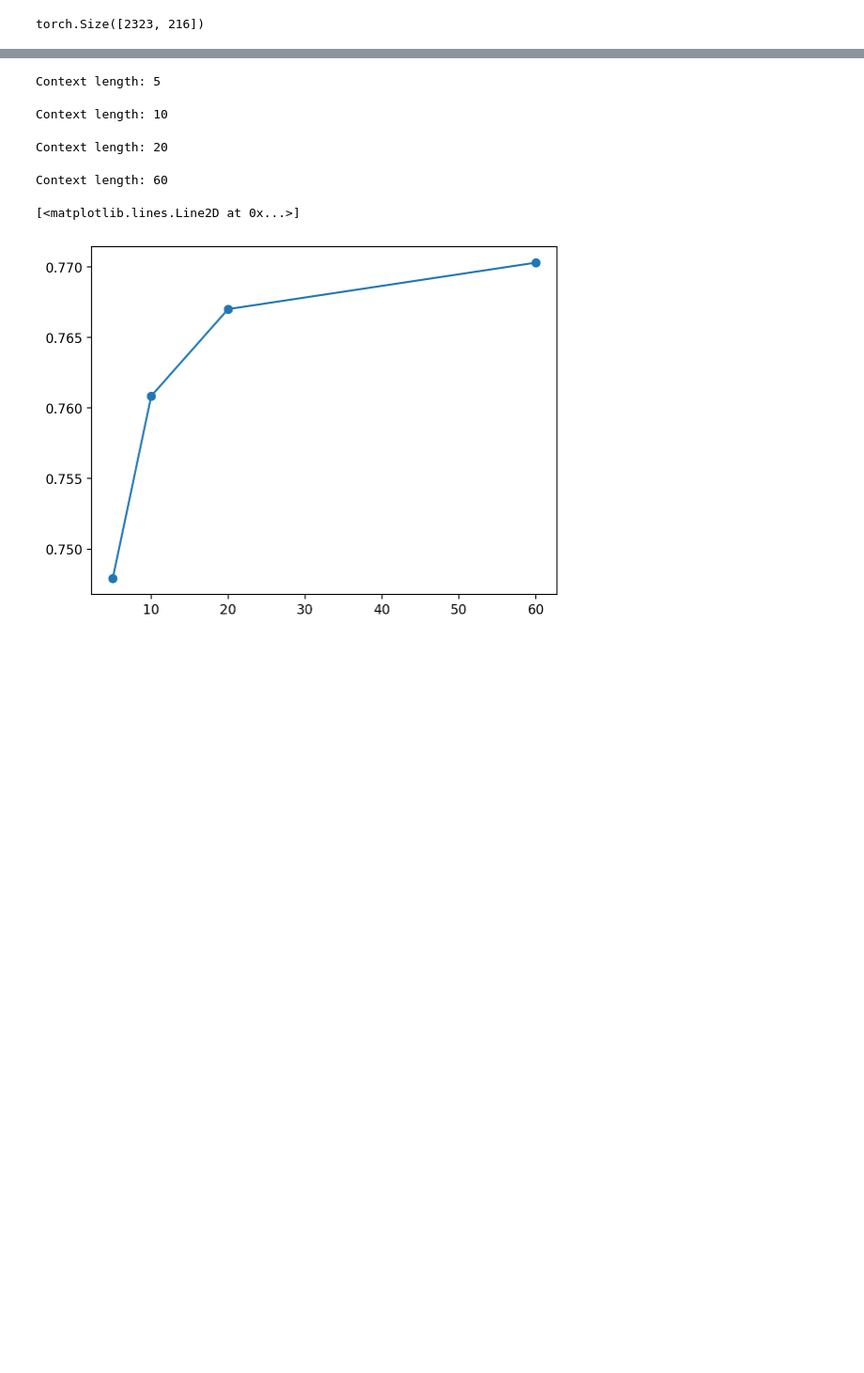
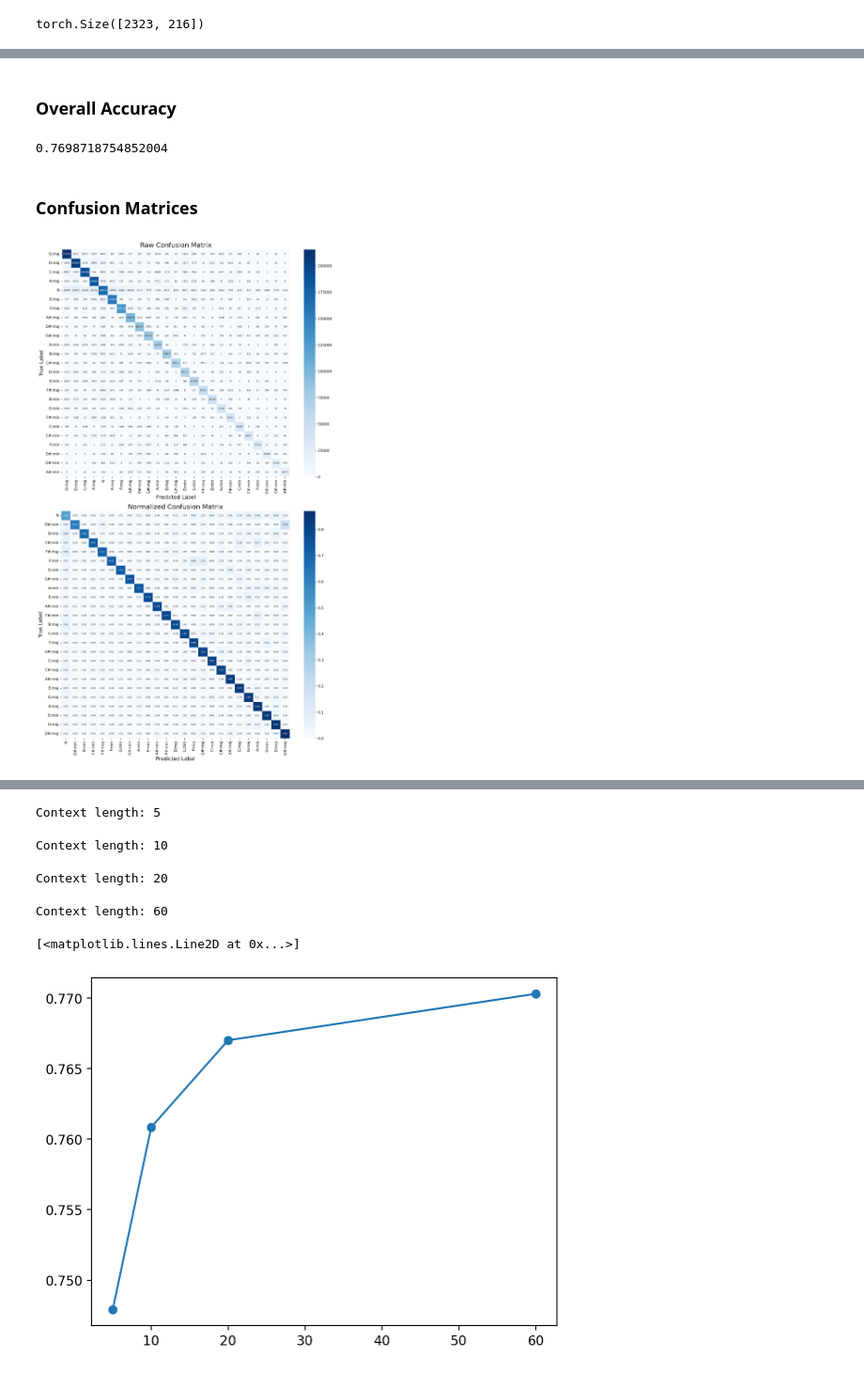
Before and after one commit to PierreRL/AutomaticChordRecognition, a Jupyter notebook: notebooks/model_behaviour_exp.ipynb, the cells around one changed output, grey strips where cells are left out. Shown at 94% size. Saved outputs shown, nothing was run; the diff lists cells and outputs as text; code cells hidden in the pictures; blank space fills up the shorter version.

```diff
--- a/notebooks/model_behaviour_exp.ipynb
+++ b/notebooks/model_behaviour_exp.ipynb
@@ -106,0 +50,48 @@ plt.show()
+# %% [markdown]
+### Overall Accuracy
+# %%
+# Overall accuracy
+from sklearn.metrics import accuracy_score
+accuracy_score(all_labels, all_preds)
+# %% [output]
+0.7698718754852004
+# %% [markdown]
+### Confusion Matrices
+# %%
+# Compute confusion matrix and normalized confusion matrix
+cm = confusion_matrix(all_labels, all_preds, labels=range(len(id_to_chord_map)))
+cm_normalized = cm.astype('float') / cm.sum(axis=1, keepdims=True)
+
+# Reorder the confusion matrix based on the diagonal terms
+order = np.argsort(-np.diag(cm))  # Sort indices in descending order
+order_normalized = np.argsort(np.diag(cm_normalized))  # Sort indices in descending order
+
+# Reorder the confusion matrix
+cm = cm[order][:, order]
+cm_normalized = cm_normalized[order_normalized][:, order_normalized]
+
+# Map IDs to chord labels
+chord_labels = [id_to_chord_map[id] for id in order]
+chord_labels_normalized = [id_to_chord_map[id] for id in order_normalized]
+
+# Plot the confusion matrices
+fig, axes = plt.subplots(2, 1, figsize=(12, 20))
+
+# Raw confusion matrix
+sns.heatmap(cm, annot=True, fmt='d', cmap='Blues', xticklabels=chord_labels,
+            yticklabels=chord_labels, ax=axes[0], cbar=True, annot_kws={"fontsize": 6}, square=True)
+axes[0].set_title("Raw Confusion Matrix", fontsize=18)
+axes[0].set_xlabel('Predicted Label', fontsize=14)
+axes[0].set_ylabel('True Label', fontsize=14)
+
+# Normalized confusion matrix
+sns.heatmap(cm_normalized, annot=True, fmt='.2f', cmap='Blues', xticklabels=chord_labels_normalized,
+            yticklabels=chord_labels_normalized, ax=axes[1], cbar=True, annot_kws={"fontsize": 6})
+axes[1].set_title("Normalized Confusion Matrix", fontsize=18)
+axes[1].set_xlabel('Predicted Label', fontsize=14)
+axes[1].set_ylabel('True Label', fontsize=14)
+
+plt.tight_layout()
+plt.show()
+# %% [output]
+[figure, added]
```
Also changed, not shown: parts of 20 cells of this notebook, 4 other files.
